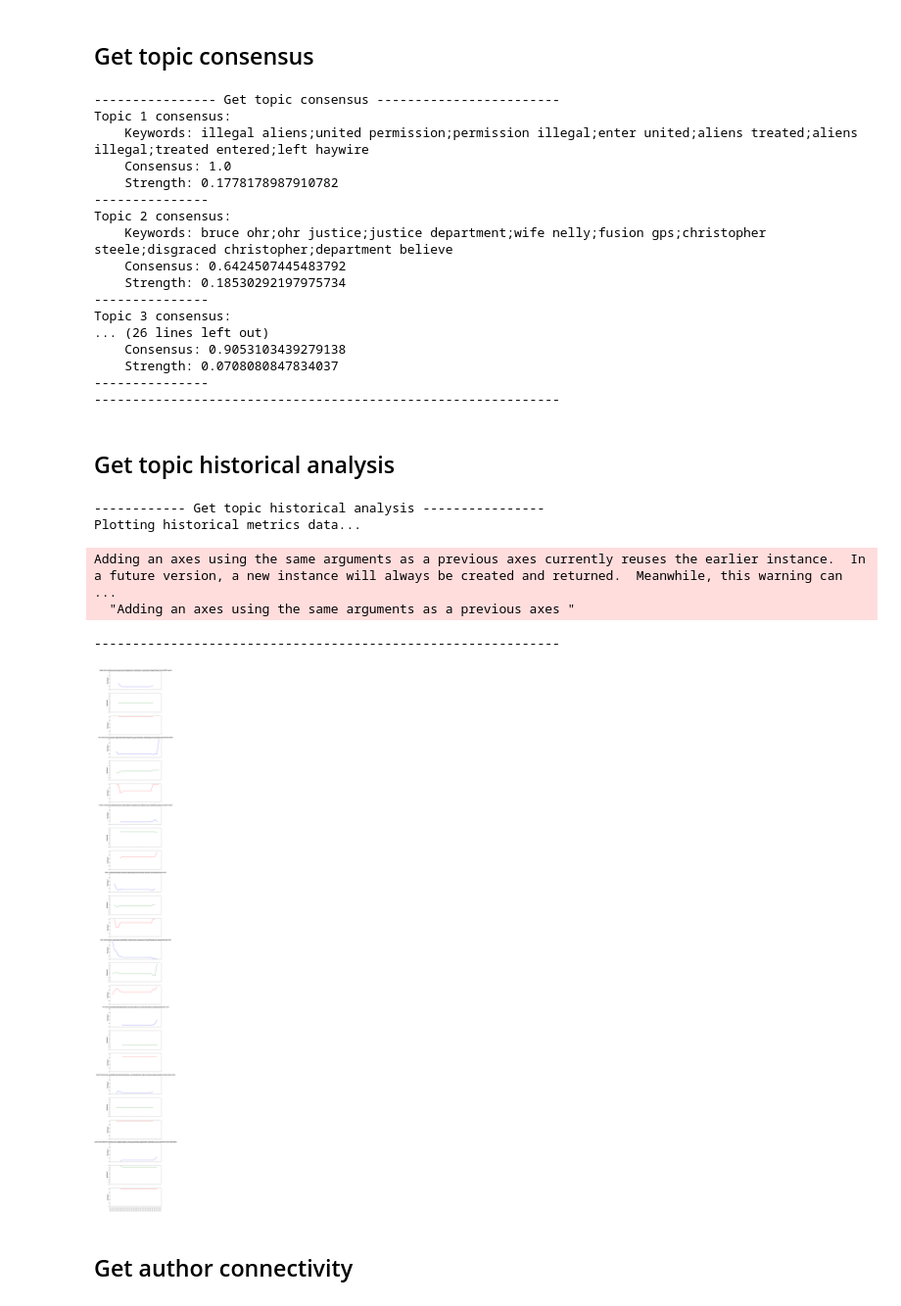
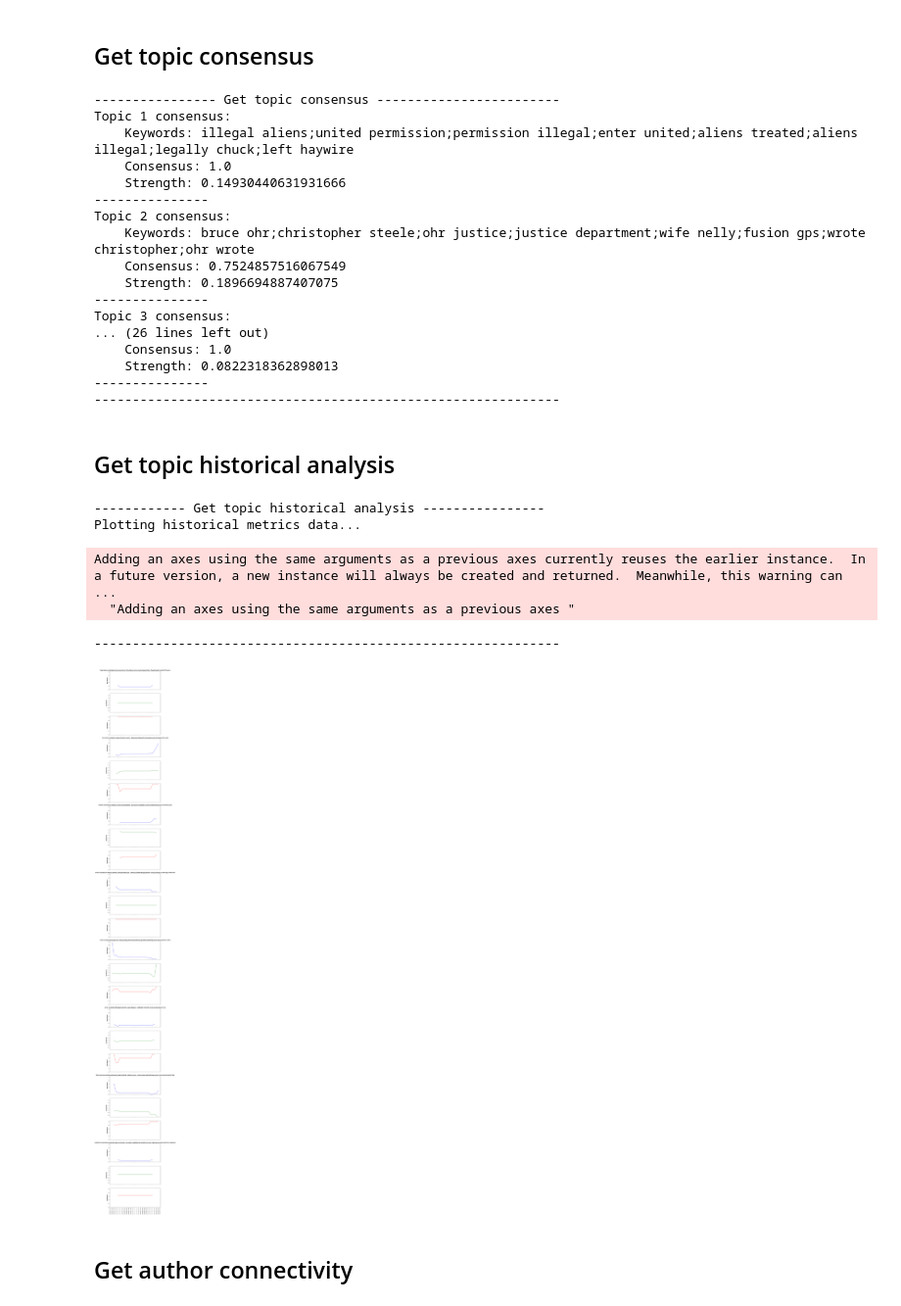
Before and after one commit to SumUpAnalytics/nucleus-sdk, a Jupyter notebook: python/examples/all-api-examples-py.ipynb, the cells around one changed output. Shown at 98% size. Drawn from its saved outputs; the diff is of its cells as text; code cells hidden in the pictures.

```diff
--- a/python/examples/all-api-examples-py.ipynb
+++ b/python/examples/all-api-examples-py.ipynb
@@ -121,7 +122,7 @@ https://s3-us-west-2.amazonaws.com/sumup-public/nucleus-sdk/quarles20181109a.doc
 # This dataset will be used to test all topics and documents APIs
 print('----------- Append json from CSV to dataset -----------------')
 csv_file = 'trump-tweets-100.csv'
-dataset = 'dataset_test'
+dataset = 'trump-tweets'
 
 with open(csv_file, encoding='utf-8-sig') as csvfile:
     reader = csv.DictReader(csvfile)
@@ -493,19 +494,19 @@ print('-------------------------------------------------------------')
 # %% [output]
 ---------------- Get topic consensus ------------------------
 Topic 1 consensus:
-    Keywords: illegal aliens;united permission;permission illegal;enter united;aliens treated;aliens illegal;treated entered;left haywire
+    Keywords: illegal aliens;united permission;permission illegal;enter united;aliens treated;aliens illegal;legally chuck;left haywire
     Consensus: 1.0
-    Strength: 0.1778178987910782
+    Strength: 0.14930440631931666
 ---------------
 Topic 2 consensus:
-    Keywords: bruce ohr;ohr justice;justice department;wife nelly;fusion gps;christopher steele;disgraced christopher;department believe
-    Consensus: 0.6424507445483792
-    Strength: 0.18530292197975734
+    Keywords: bruce ohr;christopher steele;ohr justice;justice department;wife nelly;fusion gps;wrote christopher;ohr wrote
+    Consensus: 0.7524857516067549
+    Strength: 0.1896694887407075
 ---------------
 Topic 3 consensus:
 ... (26 lines left out)
-    Consensus: 0.9053103439279138
-    Strength: 0.0708080847834037
+    Consensus: 1.0
+    Strength: 0.0822318362898013
 ---------------
 -------------------------------------------------------------
 # %% [markdown]
@@ -527,9 +528,9 @@ custom_dict_file = 'custom-sentiment-dict.json' # file | Custom sentiment dictio
 
 try:
     api_response = api_instance.post_topic_historical_analysis_api(
-        dataset,
-        time_period,
-        update_period,
+        dataset=dataset,
+        time_period=time_period,
+        update_period=update_period,
         query=query,
         custom_stop_words=custom_stop_words,
         num_topics=num_topics,
@@ -553,34 +554,34 @@ if running_notebook:
         # conctruct a list of historical metrics dictionaries for charting
         historical_metrics.append({
             'topic'    : res.topic,
             'time_stamps' : np.array(res.time_stamps),
             'strength' : np.array(res.strength, dtype=np.float32),
             'consensus': np.array(res.consensus, dtype=np.float32),
             'sentiment': np.array(res.sentiment, dtype=np.float32)})
 
     selected_topics = range(len(historical_metrics))
     topic_charts_historical(historical_metrics, selected_topics, True)
 else:
     print('Printing historical metrics data...')
     print('NOTE: historical metrics data can be plotted when running the example in Jupyter Notebook')
     i = 1
     for res in results:
         print('Topic', i, res.topic)
         print('    Timestamps:', res.time_stamps)
         print('    Strength:', res.strength)
         print('    Consensus:', res.consensus)
         print('    Sentiment:', res.sentiment)
         print('----------------')
         i = i + 1
 #pprint(api_response)
 print('-------------------------------------------------------------')
 # %% [output]
 ------------ Get topic historical analysis ----------------
 Plotting historical metrics data...
 Adding an axes using the same arguments as a previous axes currently reuses the earlier instance.  In a future version, a new instance will always be created and returned.  Meanwhile, this warning can ...
   "Adding an axes using the same arguments as a previous axes "
 -------------------------------------------------------------
-[figure, old version]
+[figure, new version]
 # %% [markdown]
 ## Get author connectivity
 # %%
```
Also changed, not shown: parts of 13 cells of this notebook, 1 other file.
